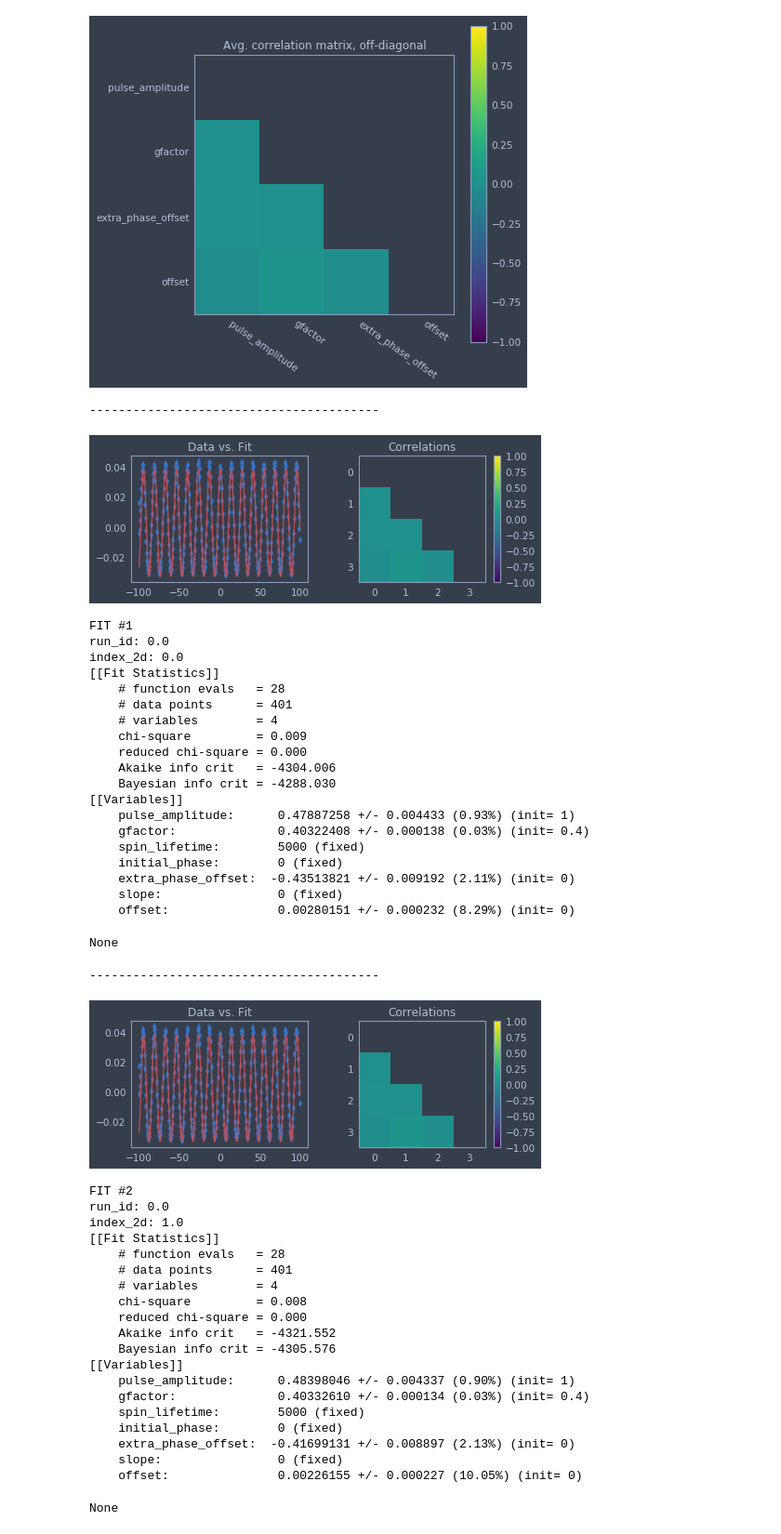
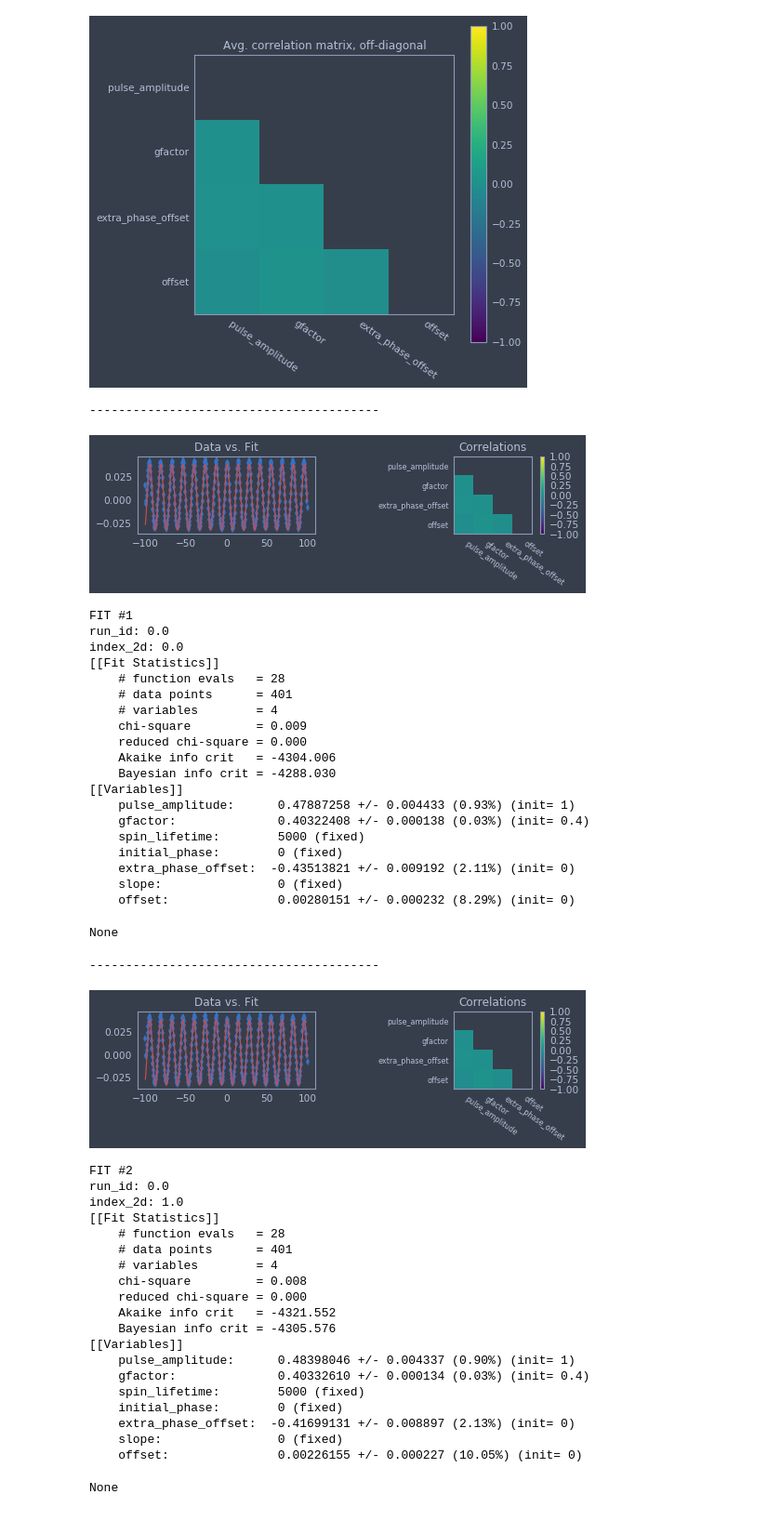
Before and after one commit to vsihlab/eda, a Jupyter notebook: examples/example_data/july2017_assorted_data/Field_Scan/field_scan_dir_processing_example.ipynb, the cells around one changed output. Shown: that part at 93% size. Cells and saved outputs as stored; diff of their text form; code cells hidden in the pictures.

```diff
--- a/examples/example_data/july2017_assorted_data/Field_Scan/field_scan_dir_processing_example.ipynb
+++ b/examples/example_data/july2017_assorted_data/Field_Scan/field_scan_dir_processing_example.ipynb
@@ -487,15 +444,16 @@ for result in minimize_results:
     covar = result.covar
     oostd = np.diagflat([1.0 / param.stderr
                          for param in list(result.params.values())
-                         if param.name in result.var_names])
-    corr = np.dot(np.dot(oostd, result.covar), oostd)
+                         if param.name in result.var_names
+                         if param.stderr != 0])
+    corr = np.dot(np.dot(oostd, result.covar), oostd).astype(np.float)
     mask = np.zeros_like(corr, dtype=np.bool)
     mask[np.triu_indices_from(mask)] = True
     corr[mask] = np.nan
     corr_mats.append(corr)
 avgcorr = np.mean(corr_mats, axis=0)
 plt.figure()
-plt.imshow(corr, vmin=-1, vmax=1)
+plt.imshow(avgcorr, vmin=-1, vmax=1)
 plt.colorbar()
 plt.xticks(np.arange(result.nvarys), result.var_names,
            rotation=-35, ha='left')
@@ -517,31 +475,35 @@ plt.show()
 # %%
 # DETAILED FIT REPORTS
 for result_index, result in enumerate(minimize_results):
     print('----------------------------------------')
     fig, (ax1, ax2) = plt.subplots(ncols=2, sharey=False,
                                    figsize=(FIG_SIZE_MULT * 3,
                                             FIG_SIZE_MULT * 1))
     dataset_index = results_df.index[result_index]
     xvals = df.loc[dataset_index][scan_coordinate_column]
     yvals = df.loc[dataset_index][measured_data_column]
     indep_vars_vecs = [df.loc[dataset_index][colname]
                        for colname in independent_vars_columns]
     fit_yvals = residuals_fcn(result.params, *indep_vars_vecs)
     ax1.plot(xvals, yvals, 'bd', label='dataset {}'.format(result_index))
     ax1.plot(xvals, fit_yvals, 'r')
     ax1.set_title('Data vs. Fit')
-    img = ax2.imshow(corr, vmin=-1, vmax=1)
+    img = ax2.imshow(corr_mats[result_index], vmin=-1, vmax=1)
     fig.colorbar(img, ax=ax2)
+    plt.xticks(np.arange(result.nvarys), result.var_names,
+               rotation=-35, ha='left', fontsize=8)
+    plt.yticks(np.arange(result.nvarys), result.var_names, fontsize=8)
     ax2.set_title('Correlations')
-    display(fig)
+    plt.tight_layout()
+    plt.show()
     print('FIT #{}'.format(result_index + 1))
     for col, val in zip(results_df.index.names,
                         results_df.index[result_index]):
         print('{}: {}'.format(col, val))
     display(report_fit(result))
 # %% [output]
 ----------------------------------------
-[figure, old version]
+[figure, new version]
 FIT #1
 run_id: 0.0
 index_2d: 0.0
@@ -563,7 +525,7 @@ index_2d: 0.0
     offset:               0.00280151 +/- 0.000232 (8.29%) (init= 0)
 None
 ----------------------------------------
-[figure, old version]
+[figure, new version]
 FIT #2
 run_id: 0.0
 index_2d: 1.0
```
Also changed, not shown: parts of 8 cells of this notebook, 20 other files.
